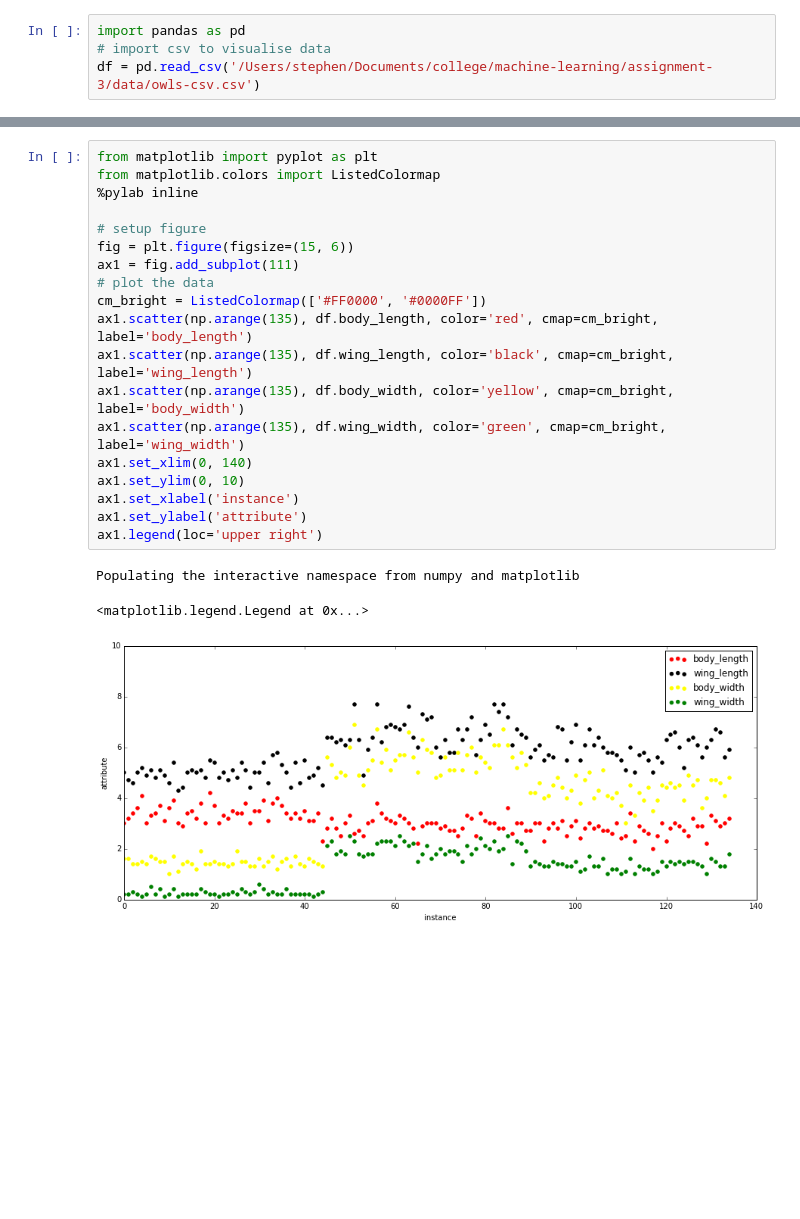
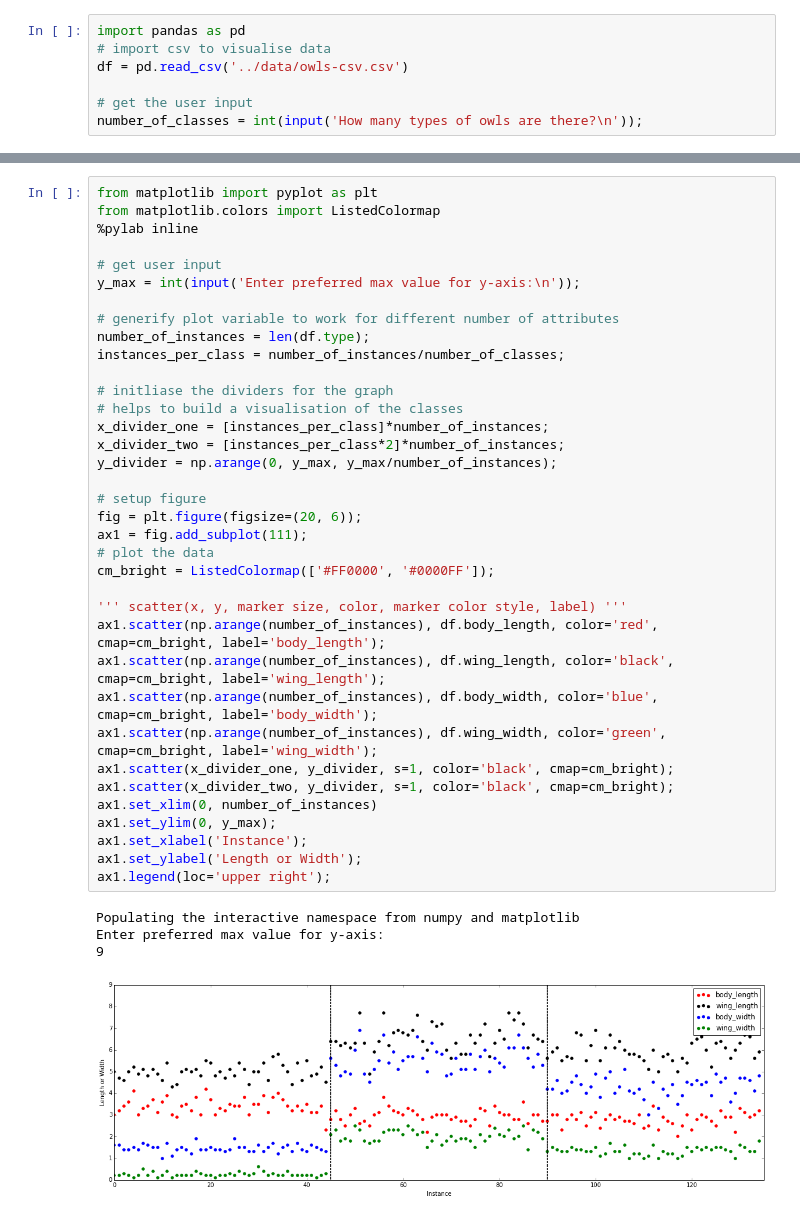
Before and after one commit to stephen-dooley/machine-learning-implementation, a Jupyter notebook: src/custom-logistic-regression.ipynb, the cells around one changed output, grey strips where cells are left out. Cells and saved outputs as stored; diff of their text form; blank space fills up the shorter version.

```diff
--- a/src/custom-logistic-regression.ipynb
+++ b/src/custom-logistic-regression.ipynb
@@ -1,4 +7,7 @@
 # %%
 import pandas as pd
 # import csv to visualise data
-df = pd.read_csv('/Users/stephen/Documents/college/machine-learning/assignment-3/data/owls-csv.csv')
+df = pd.read_csv('../data/owls-csv.csv')
+
+# get the user input
+number_of_classes = int(input('How many types of owls are there?\n'));
@@ -5,23 +24,41 @@ df = pd.read_csv('/Users/stephen/Documents/college/machine-learning/assignment-3
 # %%
 from matplotlib import pyplot as plt
 from matplotlib.colors import ListedColormap
 %pylab inline
 
+# get user input
+y_max = int(input('Enter preferred max value for y-axis:\n'));
+
+# generify plot variable to work for different number of attributes
+number_of_instances = len(df.type);
+instances_per_class = number_of_instances/number_of_classes;
+
+# initliase the dividers for the graph
+# helps to build a visualisation of the classes
+x_divider_one = [instances_per_class]*number_of_instances;
+x_divider_two = [instances_per_class*2]*number_of_instances;
+y_divider = np.arange(0, y_max, y_max/number_of_instances);
+
 # setup figure
-fig = plt.figure(figsize=(15, 6))
-ax1 = fig.add_subplot(111)
+fig = plt.figure(figsize=(20, 6));
+ax1 = fig.add_subplot(111);
 # plot the data
-cm_bright = ListedColormap(['#FF0000', '#0000FF'])
-ax1.scatter(np.arange(135), df.body_length, color='red', cmap=cm_bright, label='body_length')
-ax1.scatter(np.arange(135), df.wing_length, color='black', cmap=cm_bright, label='wing_length')
-ax1.scatter(np.arange(135), df.body_width, color='yellow', cmap=cm_bright, label='body_width')
-ax1.scatter(np.arange(135), df.wing_width, color='green', cmap=cm_bright, label='wing_width')
-ax1.set_xlim(0, 140)
-ax1.set_ylim(0, 10)
-ax1.set_xlabel('instance')
-ax1.set_ylabel('attribute')
-ax1.legend(loc='upper right')
+cm_bright = ListedColormap(['#FF0000', '#0000FF']);
+
+''' scatter(x, y, marker size, color, marker color style, label) '''
+ax1.scatter(np.arange(number_of_instances), df.body_length, color='red', cmap=cm_bright, label='body_length');
+ax1.scatter(np.arange(number_of_instances), df.wing_length, color='black', cmap=cm_bright, label='wing_length');
+ax1.scatter(np.arange(number_of_instances), df.body_width, color='blue', cmap=cm_bright, label='body_width');
+ax1.scatter(np.arange(number_of_instances), df.wing_width, color='green', cmap=cm_bright, label='wing_width');
+ax1.scatter(x_divider_one, y_divider, s=1, color='black', cmap=cm_bright);
+ax1.scatter(x_divider_two, y_divider, s=1, color='black', cmap=cm_bright);
+ax1.set_xlim(0, number_of_instances)
+ax1.set_ylim(0, y_max);
+ax1.set_xlabel('Instance');
+ax1.set_ylabel('Length or Width');
+ax1.legend(loc='upper right');
 # %% [output]
 Populating the interactive namespace from numpy and matplotlib
+Enter preferred max value for y-axis:
+9
-<matplotlib.legend.Legend at 0x...>
-[figure, old version]
+[figure, new version]
```
Also changed, not shown: parts of 10 cells of this notebook, 4 other files.
